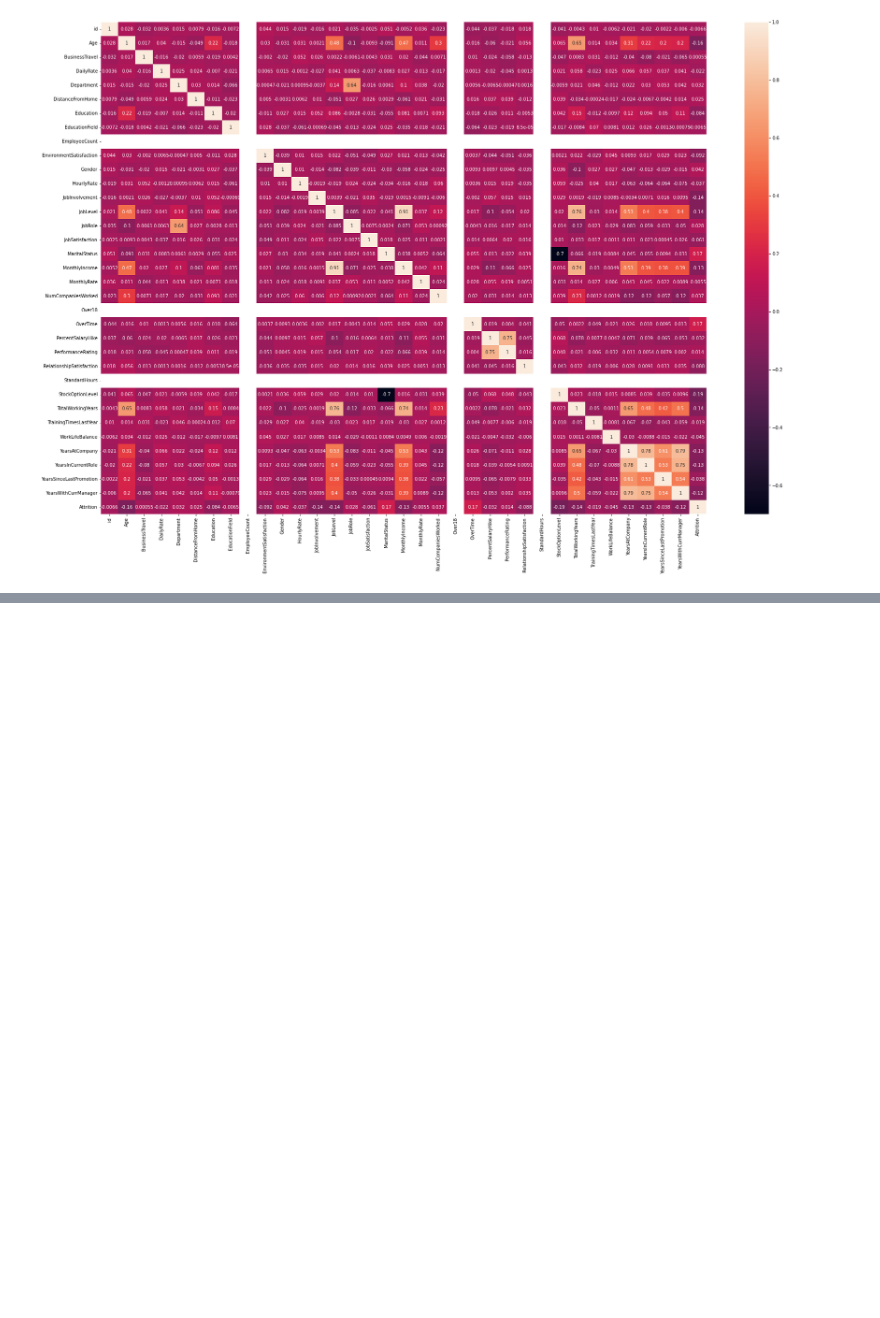
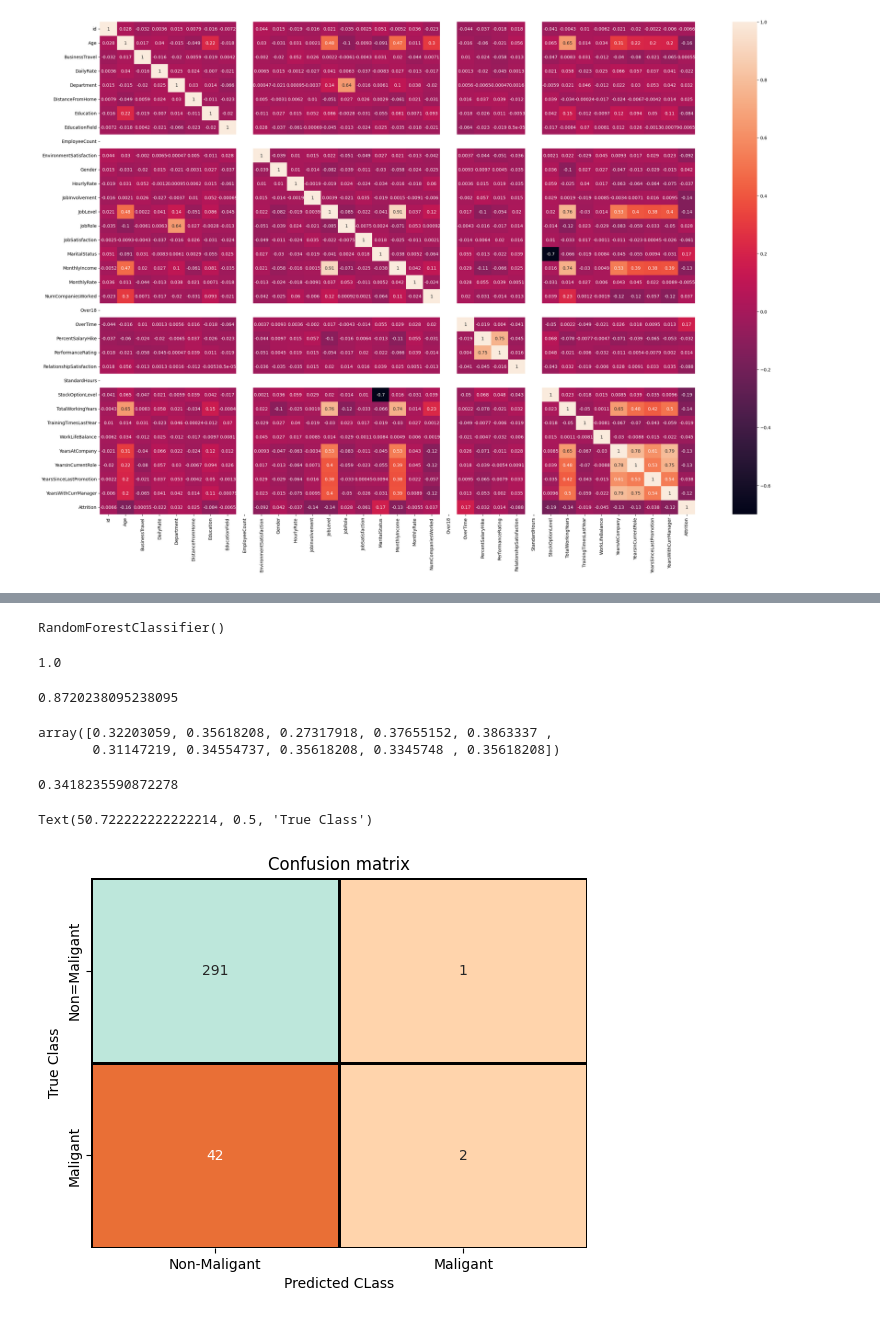
Before and after one commit to KarinaZubko/Portfolio, a Jupyter notebook: Employee Exhaustion Analysis/Employee_Exhaustion_Analysis_using_ML.ipynb, the cells around one changed output, grey strips where cells are left out. Drawn from its saved outputs; the diff is of its cells as text; code cells hidden in the pictures; blank space fills up the shorter version.

```diff
--- a/Employee Exhaustion Analysis/Employee_Exhaustion_Analysis_using_ML.ipynb
+++ b/Employee Exhaustion Analysis/Employee_Exhaustion_Analysis_using_ML.ipynb
@@ -368,0 +418,5 @@ plt.show()
+# %%
+# Reshape the y variable
+y = y.values.reshape(-1,1)
+# Again check the shape of X and y variable
+X.shape, y.shape
@@ -368,0 +427,5 @@ plt.show()
+# %%
+# Split the X and y into X_train, X_test, y_train, y_test variables with 80-20% split.
+X_train, X_test, y_train, y_test = train_test_split(X, y, test_size=0.2, random_state=42)
+# Check shape of the splitted variables
+X_train.shape, X_test.shape, y_train.shape, y_test.shape
@@ -368,0 +452,8 @@ plt.show()
+# %%
+#Using Logistic Regression Algorithm to the Training Set
+from sklearn.linear_model import LogisticRegression
+
+log_R = LogisticRegression() #Object Creation
+
+log_R.fit(X_train, y_train)
+LogisticRegression()
@@ -368,0 +547,39 @@ plt.show()
+# %%
+#Using RandomForestClassifier method of ensemble class to use Random Forest Classification algorithm
+
+from sklearn.ensemble import RandomForestClassifier
+#clas = RandomForestClassifier(n_estimators = 10, criterion = 'entropy', random_state = 0)
+clas = RandomForestClassifier()
+clas.fit(X_train, y_train)
+RandomForestClassifier()
+# %% [output]
+RandomForestClassifier()
+# %%
+RandomForestClassifier()
+#Accuracy check of trainig data
+#Get R2 score
+clas.score(X_train, y_train)
+# %% [output]
+1.0
+# %%
+#Accuracy of test data
+clas.score(X_test, y_test)
+# %% [output]
+0.8720238095238095
+# %%
+# Get kfold values
+Dta_scores = -1 * cross_val_score(clas,
+                                    X_train,
+                                    y_train,
+                                    cv=cv,
+                                    scoring='neg_root_mean_squared_error')
+Dta_scores
+# %% [output]
+array([0.32203059, 0.35618208, 0.27317918, 0.37655152, 0.3863337 ,
+       0.31147219, 0.34554737, 0.35618208, 0.3345748 , 0.35618208])
+# %%
+# Mean of the train kfold scores
+Dta_score_train = np.mean(Dta_scores)
+Dta_score_train
+# %% [output]
+0.3418235590872278
@@ -368,0 +588,18 @@ plt.show()
+# %%
+# predict the values on X_test_scaled dataset
+y_predicted = clas.predict(X_test)
+# Constructing the confusion matrix.
+from sklearn.metrics import confusion_matrix
+#confusion matrix btw y_test and y_predicted
+cm = confusion_matrix(y_test,y_predicted)
+#We are drawing cm on heatmap to have better understanding
+# sns.heatmap(cm,cmap = 'Red') ~ to check for available colors
+sns.heatmap(cm,cmap = 'icefire_r', annot = True, fmt= 'd', cbar=False, linecolor='Black', linewidth = 2)
+plt.title("Confusion matrix")
+plt.xticks(np.arange(2)+.5,['Non-Maligant', 'Maligant'])
+plt.yticks(np.arange(2)+.5,['Non=Maligant', 'Maligant'])
+plt.xlabel('Predicted CLass')
+plt.ylabel('True Class')
+# %% [output]
+Text(50.722222222222214, 0.5, 'True Class')
+[figure, added]
```
Also changed, not shown: parts of 58 cells of this notebook.
